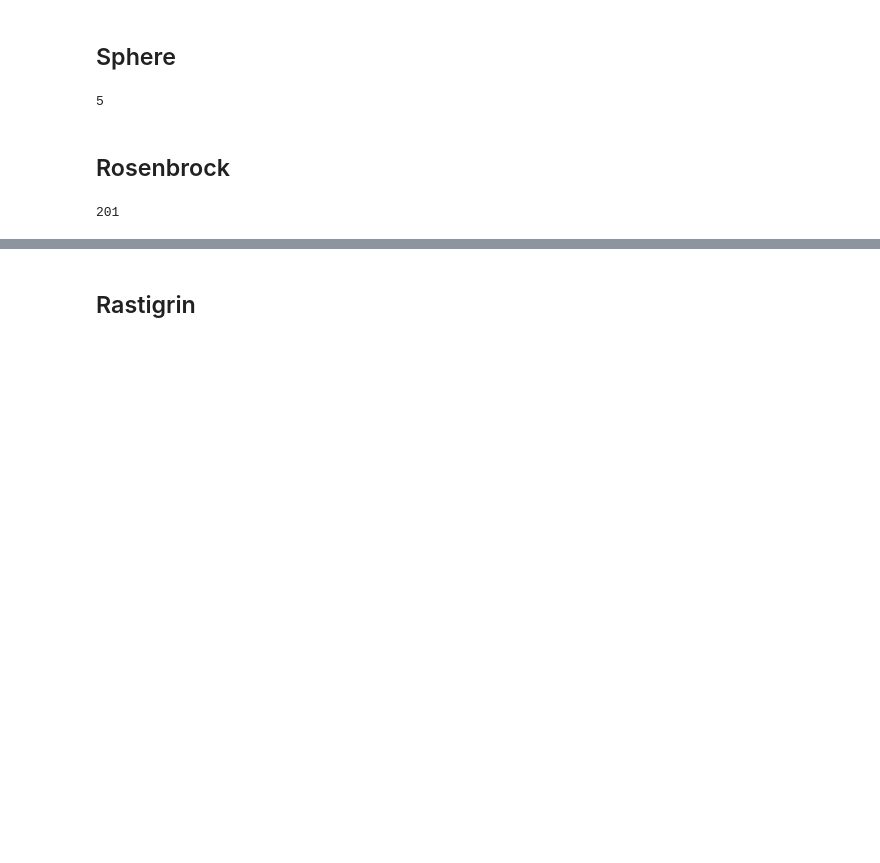
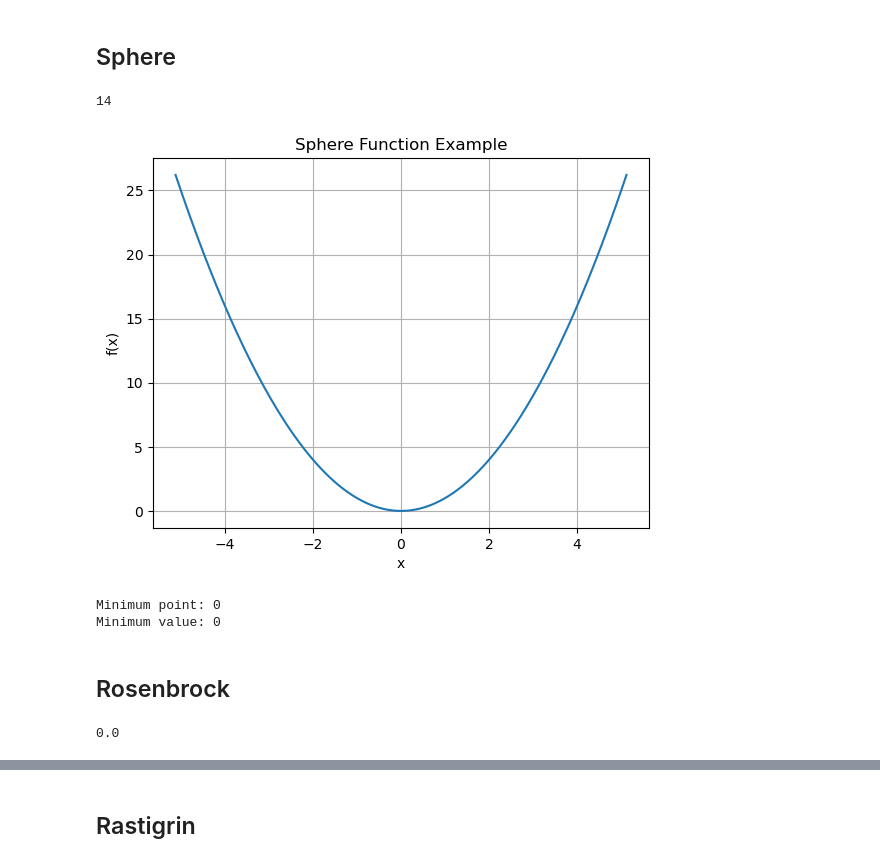
Before and after one commit to emibk/ACIT4160-1-Final_Project_Group_12, a Jupyter notebook: Problem-2: PSO/PSO.ipynb, the cells around one changed output, grey strips where cells are left out. Saved outputs shown, nothing was run; the diff lists cells and outputs as text; code cells hidden in the pictures; blank space fills up the shorter version.

```diff
--- a/Problem-2: PSO/PSO.ipynb
+++ b/Problem-2: PSO/PSO.ipynb
@@ -13,9 +13,35 @@ def sphere(x):
     x = np.array(x)
     return np.sum(x**2)
 # %%
-sphere([1,2])
+sphere([1,2,3])
 # %% [output]
-5
+14
+# %%
+x = np.linspace(-5.12, 5.12, 200)
+y = np.array([sphere([xi]) for xi in x])
+
+
+plt.plot(x, y)
+plt.xlabel('x')
+plt.ylabel('f(x)')
+plt.title('Sphere Function Example')
+plt.grid(True)
+plt.show()
+
+import sympy as sp
+x = sp.symbols('x')
+f = x**2
+
+df = sp.diff(f,x)
+
+min_point = sp.solve(df, x)
+min_value = f.subs(x, min_point[0])
+print("Minimum point:", min_point[0])
+print("Minimum value:", min_value)
+# %% [output]
+[figure, added]
+Minimum point: 0
+Minimum value: 0
 # %% [markdown]
 ## Rosenbrock
 # %%
@@ -25,4 +51,4 @@ def rosenbrock(x):
 # %%
-rosenbrock([1,2,3])
+rosenbrock([1,1])
 # %% [output]
-201
+0.0
```
Also changed, not shown: parts of 33 cells of this notebook.
